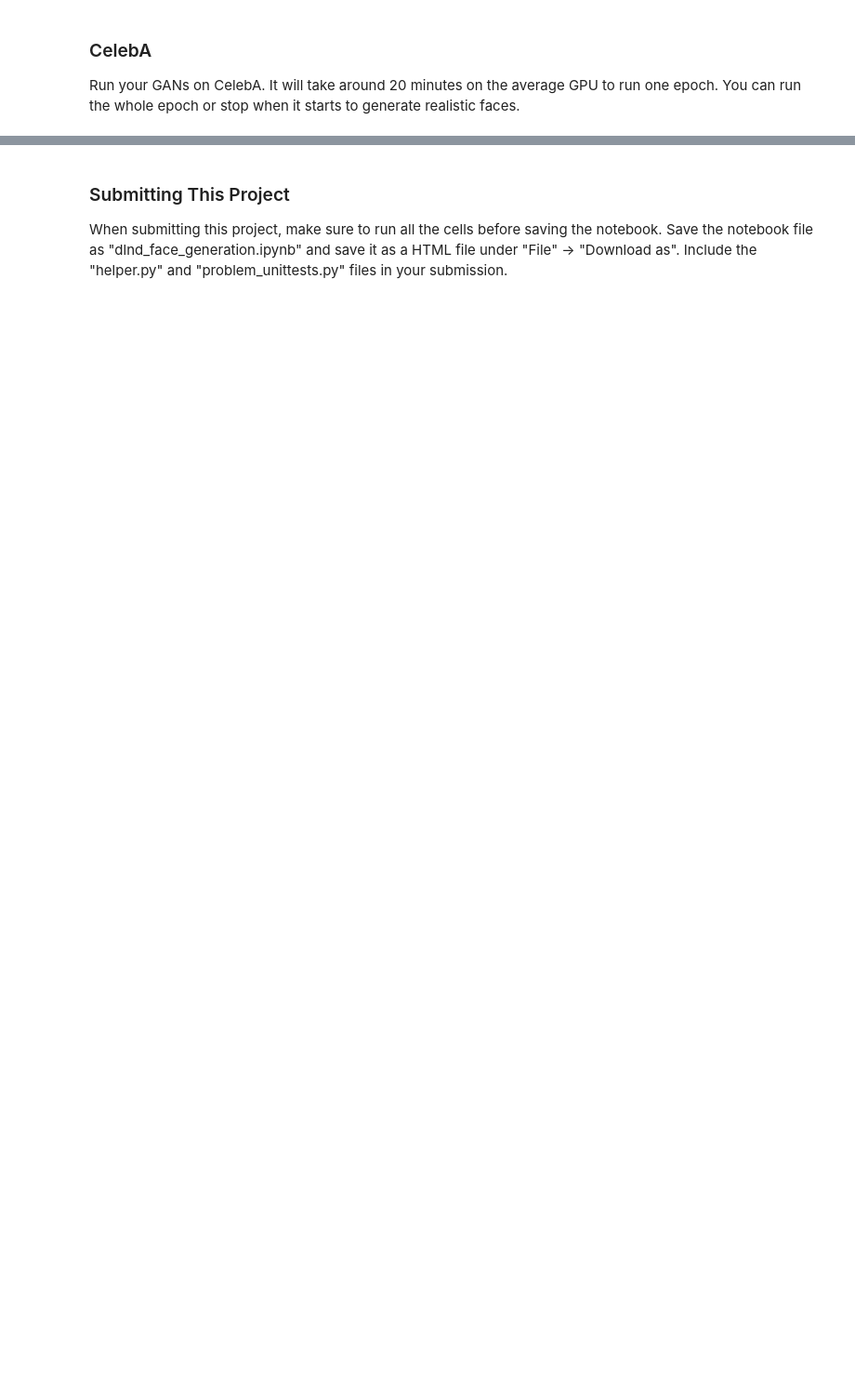
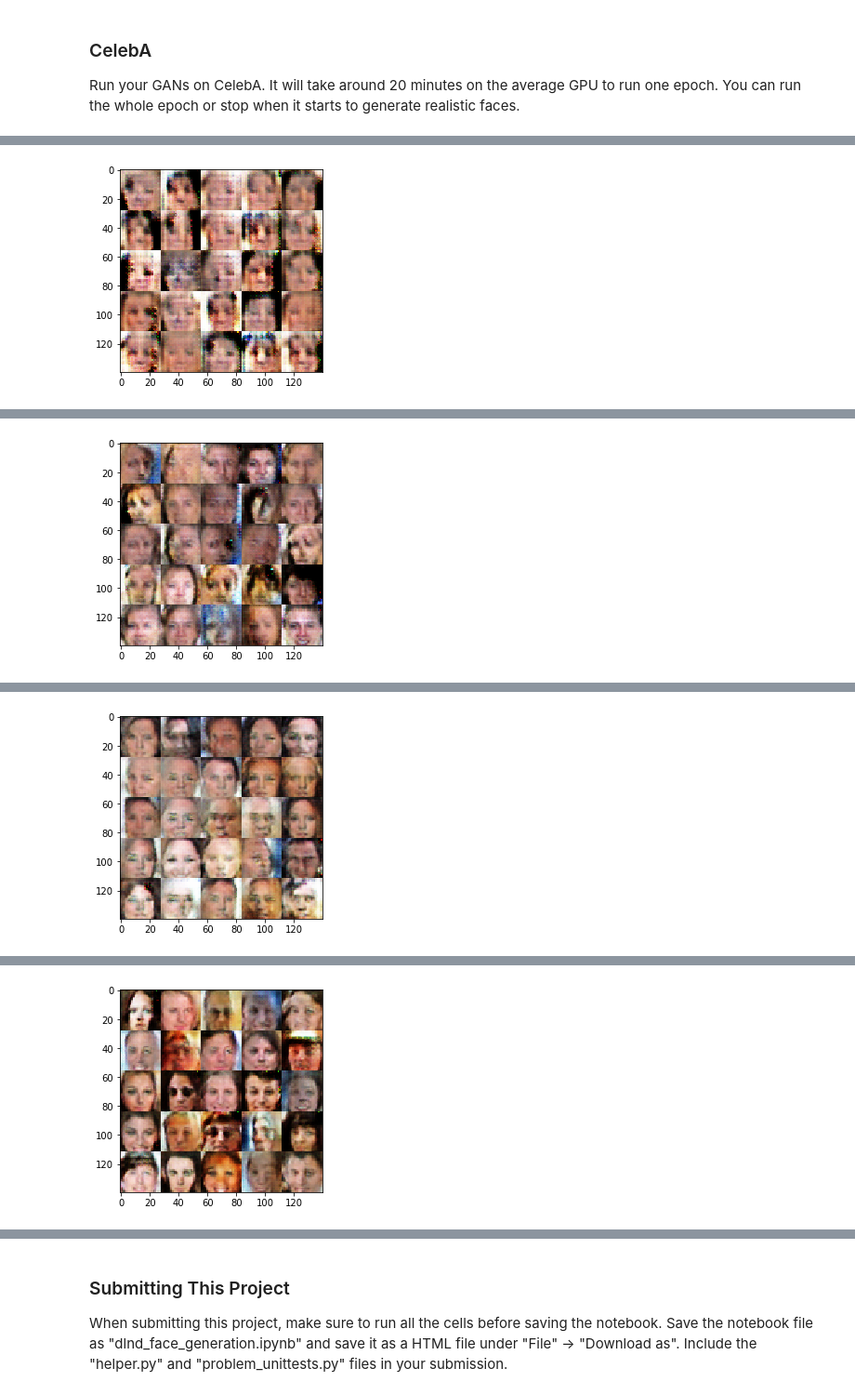
Before and after one commit to JennyLeeStat/face_generation, a Jupyter notebook: dlnd_face_generation.ipynb, the cells around one changed output, grey strips where cells are left out. Shown at 93% size. Saved outputs shown, nothing was run; the diff lists cells and outputs as text; code cells hidden in the pictures; blank space fills up the shorter version.

```diff
--- a/dlnd_face_generation.ipynb
+++ b/dlnd_face_generation.ipynb
@@ -443,10 +530,13 @@ KeyboardInterrupt:
 ### CelebA
 Run your GANs on CelebA.  It will take around 20 minutes on the average GPU to run one epoch.  You can run the whole epoch or stop when it starts to generate realistic faces.
 # %%
-batch_size = 1
+batch_size = 32
 z_dim = 100
-learning_rate = 0.001
-beta1 = 0.96
+learning_rate = 0.002
+beta1 = 0.5
+print_every = 100
+show_every = 1000
+write_every = 50
 
 
 """
@@ -457,5 +547,5 @@ epochs = 1
 celeba_dataset = helper.Dataset('celeba', glob(os.path.join(data_dir, 'img_align_celeba/*.jpg')))
 with tf.Graph().as_default():
     train(epochs, batch_size, z_dim, learning_rate, beta1, celeba_dataset.get_batches,
-          celeba_dataset.shape, celeba_dataset.image_mode)
+          celeba_dataset.shape, celeba_dataset.image_mode, dest_dir="generated/celeba")
 # %% [output]
@@ -465,0 +562 @@ Epoch 1/1... Discriminator Loss: 0.0001... Generator Loss: 9.8713
+[figure, added]
@@ -466,0 +573 @@ KeyboardInterrupt:
+[figure, added]
@@ -466,0 +584 @@ KeyboardInterrupt:
+[figure, added]
@@ -466,0 +595 @@ KeyboardInterrupt:
+[figure, added]
```
Also changed, not shown: parts of 12 cells of this notebook, 2 other files.
